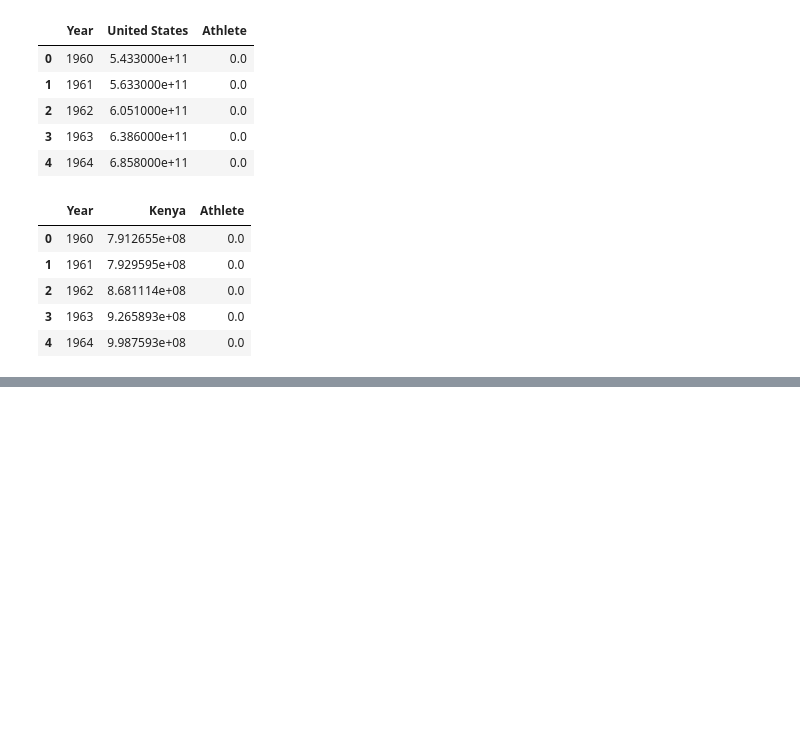
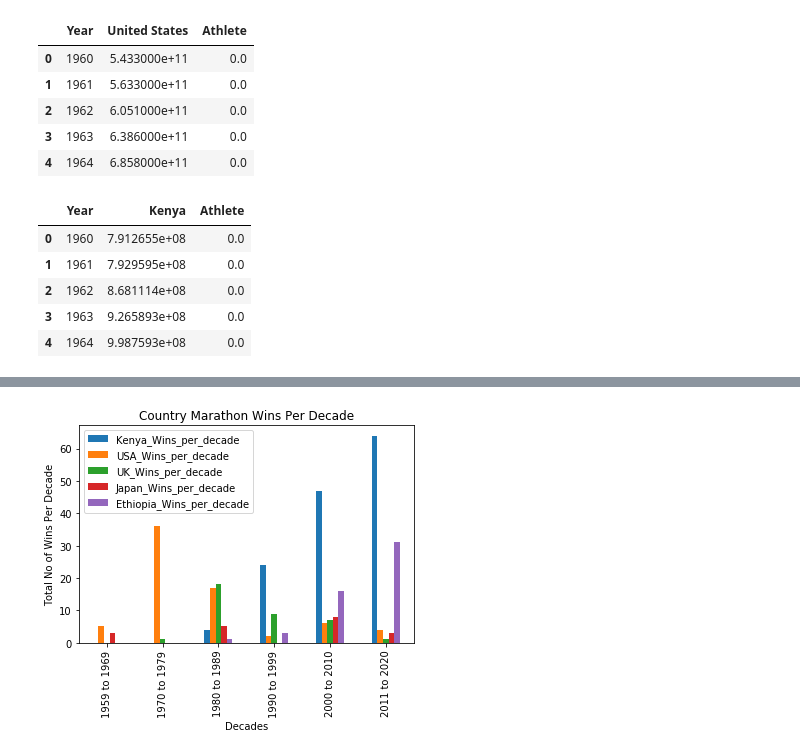
Before and after one commit to tonitiri/test-work, a Jupyter notebook: Group Project.ipynb, the cells around one changed output, grey strips where cells are left out. Saved outputs shown, nothing was run; the diff lists cells and outputs as text; code cells hidden in the pictures; blank space fills up the shorter version.

```diff
--- a/Group Project.ipynb
+++ b/Group Project.ipynb
@@ -238,0 +295,12 @@ plt.show()
+# %%
+#Summary TableII - WINNERS
+Summary_TableII = pd.DataFrame(
+    {"Kenya_Wins_per_decade": Kenya_Wins_per_decade,
+     "USA_Wins_per_decade": USA_Wins_per_decade,
+     "UK_Wins_per_decade": UK_Wins_per_decade,
+     "Japan_Wins_per_decade": Japan_Wins_per_decade,
+     "Ethiopia_Wins_per_decade": Ethiopia_Wins_per_decade,
+
+     })
+
+Summary_TableII
@@ -238,0 +316,11 @@ plt.show()
+# %%
+
+Summary_TableII.plot.bar()
+plt.legend(loc="best")
+colors = ["skyblue","gold", "green", "red", "purple"]
+plt.title("Country Marathon Wins Per Decade")
+plt.xlabel("Decades")
+plt.ylabel("Total No of Wins Per Decade")
+plt.savefig("../Images/Country_MarathonWinsPerDecade.png")
+# %% [output]
+[figure, added]
```
Also changed, not shown: parts of 20 cells of this notebook, 2 other files.
